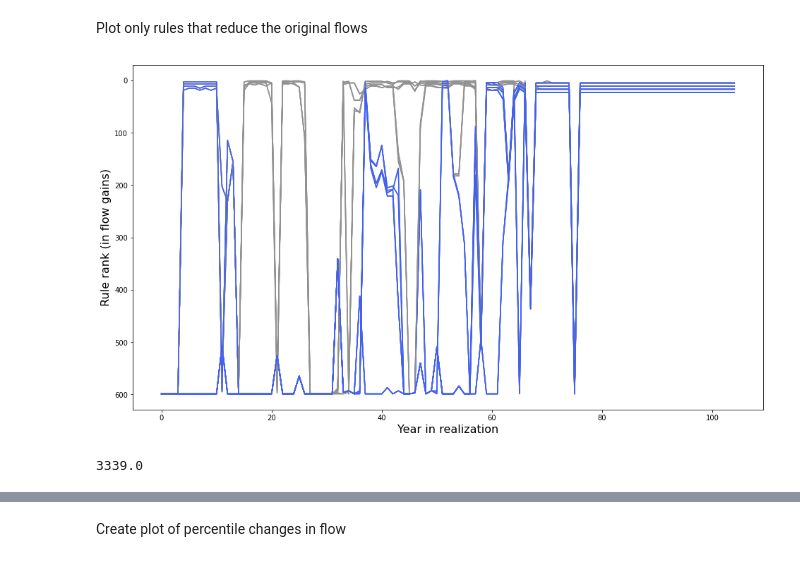
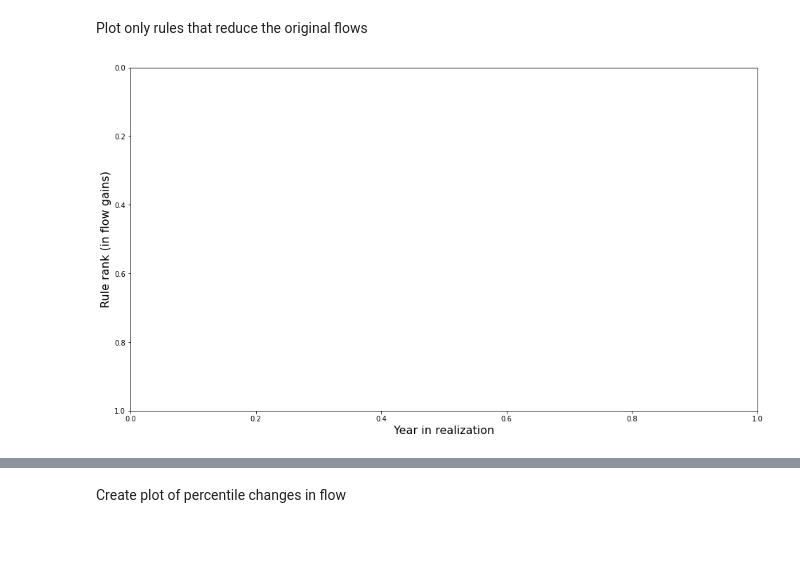
Before and after one commit to antonia-had/rival_framings_demand, a Jupyter notebook: realization_effects.ipynb, the cells around one changed output, grey strips where cells are left out. Drawn from its saved outputs; the diff is of its cells as text; code cells hidden in the pictures.

```diff
--- a/realization_effects.ipynb
+++ b/realization_effects.ipynb
@@ -201,23 +223,19 @@ ax1.invert_yaxis()
 # %% [markdown]
 Plot only rules that reduce the original flows
 # %%
-rules_with_losses = []
-for j in range(len(changed_flows_annual[0,:])):
-    relative_change = (changed_flows_annual[:,j] - original_flows_annual)/original_flows_annual
-    if np.any(relative_change<-0.3):
-        rules_with_losses.append(j)
+# rules_with_losses = []
+# for j in range(len(changed_flows_annual[0,:])):
+#     relative_change = (changed_flows_annual[:,j] - original_flows_annual)/original_flows_annual
+#     if np.any(relative_change<-0.1):
+#         rules_with_losses.append(j)
 
-fig = plt.figure(figsize=(16,9))
-ax1 = fig.add_subplot(1,1,1)
+# fig = plt.figure(figsize=(16,9))
+# ax1 = fig.add_subplot(1,1,1)
 
-for j in rules_with_losses:
-    ax1.plot(np.arange(105), realization_rankings[:,j], color=groups_colors[group[j]])
-ax1.set_ylabel('Rule rank (in flow gains)', fontsize=16)
-ax1.set_xlabel('Year in realization', fontsize=16)
-ax1.invert_yaxis()
+# for j in rules_with_losses:
+#     ax1.plot(np.arange(105), realization_rankings[:,j], color=groups_colors[group[j]])
+# ax1.set_ylabel('Rule rank (in flow gains)', fontsize=16)
+# ax1.set_xlabel('Year in realization', fontsize=16)
+# ax1.invert_yaxis()
 # %% [output]
-[figure, old version]
+[figure, new version]
-# %%
-changed_flows_annual[75,42]
-# %% [output]
-3339.0
```
Also changed, not shown: parts of 18 cells of this notebook, 2 other files.
